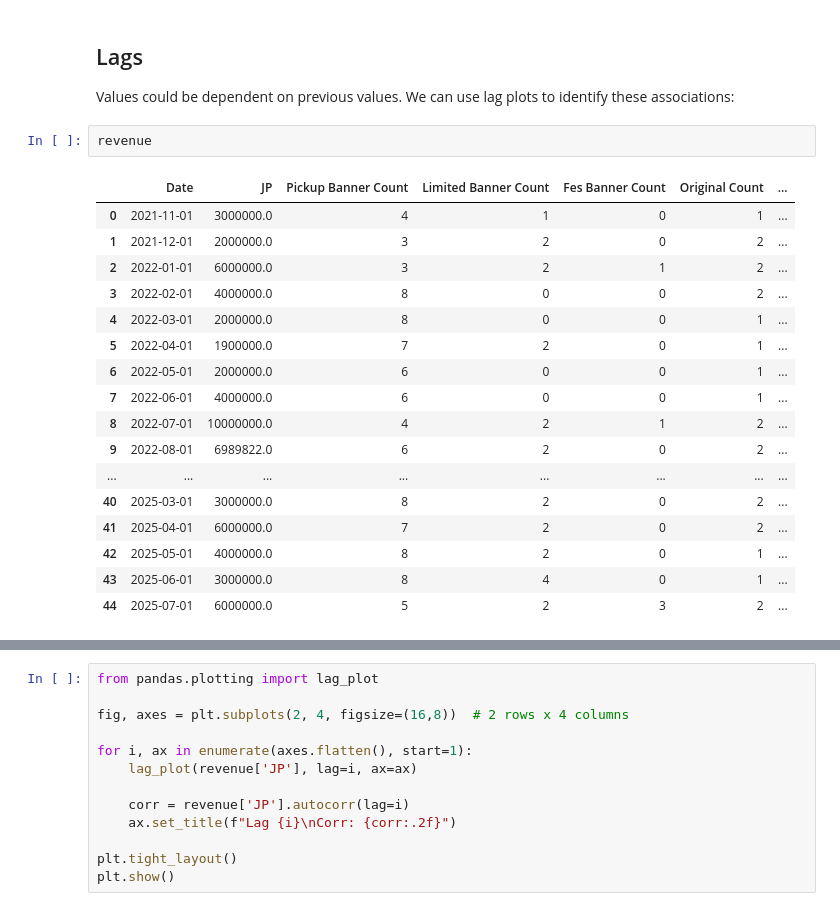
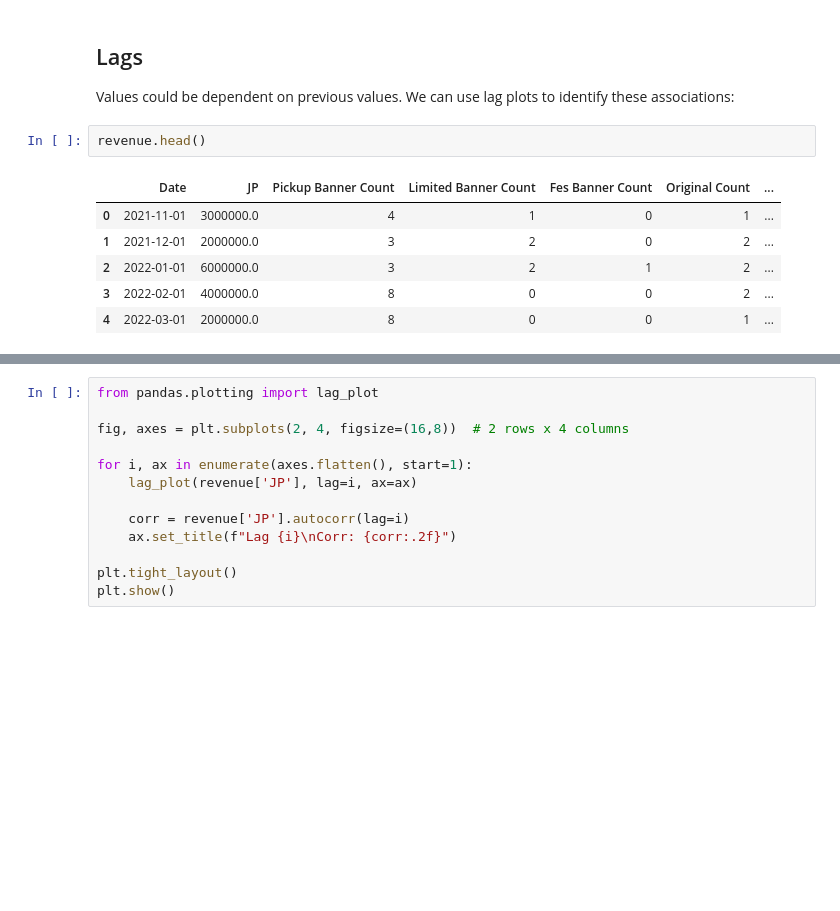
Before and after one commit to willowisp01/blue-archive-forecasting, a Jupyter notebook: analysis.ipynb, the cells around one changed output, grey strips where cells are left out. Cells and saved outputs as stored; diff of their text form; blank space fills up the shorter version.

```diff
--- a/analysis.ipynb
+++ b/analysis.ipynb
@@ -656,25 +516,14 @@ As expected, the fourier curves were generated correctly.
 
 Values could be dependent on previous values. We can use lag plots to identify these associations:
 # %%
-revenue
+revenue.head()
 # %% [output]
 |  | Date | JP | Pickup Banner Count | Limited Banner Count | Fes Banner Count | Original Count | ... |
 | 0 | 2021-11-01 | 3000000.0 | 4 | 1 | 0 | 1 | ... |
 | 1 | 2021-12-01 | 2000000.0 | 3 | 2 | 0 | 2 | ... |
 | 2 | 2022-01-01 | 6000000.0 | 3 | 2 | 1 | 2 | ... |
 | 3 | 2022-02-01 | 4000000.0 | 8 | 0 | 0 | 2 | ... |
 | 4 | 2022-03-01 | 2000000.0 | 8 | 0 | 0 | 1 | ... |
-| 5 | 2022-04-01 | 1900000.0 | 7 | 2 | 0 | 1 | ... |
-| 6 | 2022-05-01 | 2000000.0 | 6 | 0 | 0 | 1 | ... |
-| 7 | 2022-06-01 | 4000000.0 | 6 | 0 | 0 | 1 | ... |
-| 8 | 2022-07-01 | 10000000.0 | 4 | 2 | 1 | 2 | ... |
-| 9 | 2022-08-01 | 6989822.0 | 6 | 2 | 0 | 2 | ... |
-| ... | ... | ... | ... | ... | ... | ... | ... |
-| 40 | 2025-03-01 | 3000000.0 | 8 | 2 | 0 | 2 | ... |
-| 41 | 2025-04-01 | 6000000.0 | 7 | 2 | 0 | 2 | ... |
-| 42 | 2025-05-01 | 4000000.0 | 8 | 2 | 0 | 1 | ... |
-| 43 | 2025-06-01 | 3000000.0 | 8 | 4 | 0 | 1 | ... |
-| 44 | 2025-07-01 | 6000000.0 | 5 | 2 | 3 | 2 | ... |
 # %%
 import pandas as pd
 
```
Also changed, not shown: parts of 45 cells of this notebook.
